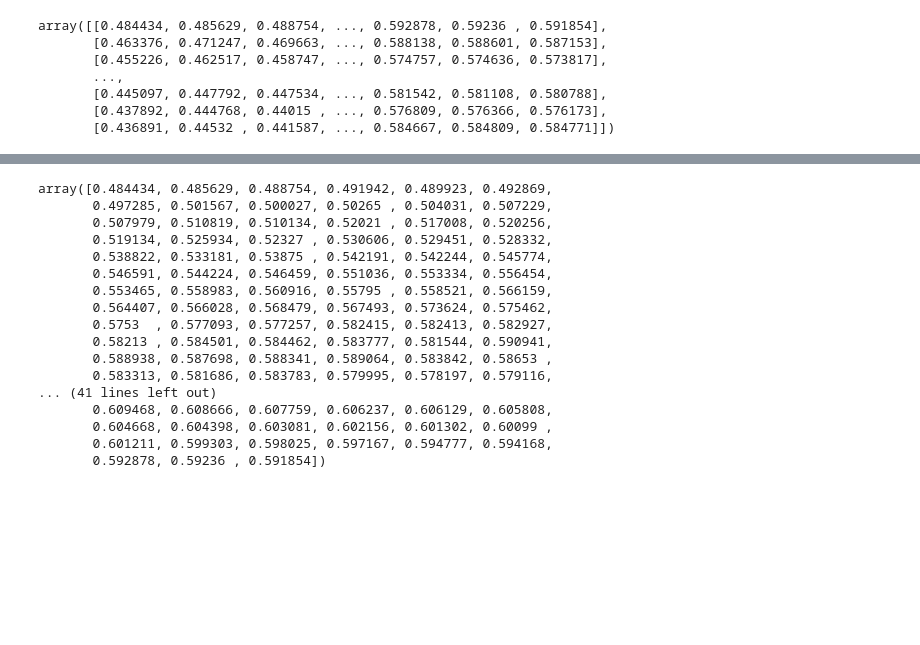
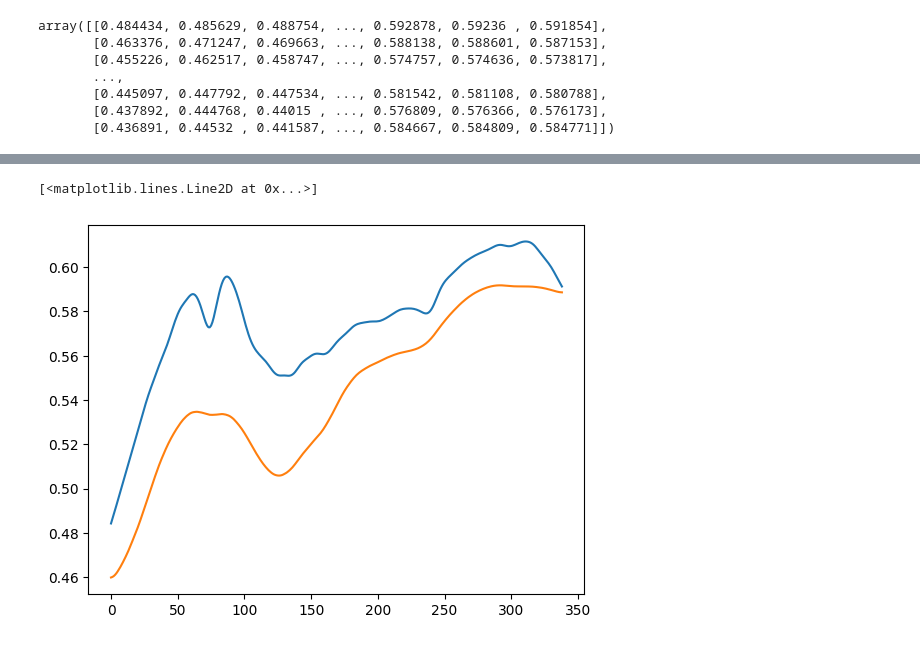
Before and after one commit to paucablop/chemotools, a Jupyter notebook: test.ipynb, the cells around one changed output, grey strips where cells are left out. Drawn from its saved outputs; the diff is of its cells as text; code cells hidden in the pictures; blank space fills up the shorter version.

Commit message:
start airpls

```diff
--- a/test.ipynb
+++ b/test.ipynb
@@ -183,20 +183,12 @@ plt.plot(spectrum_smooth_thirs_2)  # theirs
-# %%
-spectrum[0]
-# %% [output]
-array([0.484434, 0.485629, 0.488754, 0.491942, 0.489923, 0.492869,
-       0.497285, 0.501567, 0.500027, 0.50265 , 0.504031, 0.507229,
-       0.507979, 0.510819, 0.510134, 0.52021 , 0.517008, 0.520256,
-       0.519134, 0.525934, 0.52327 , 0.530606, 0.529451, 0.528332,
-       0.538822, 0.533181, 0.53875 , 0.542191, 0.542244, 0.545774,
-       0.546591, 0.544224, 0.546459, 0.551036, 0.553334, 0.556454,
-       0.553465, 0.558983, 0.560916, 0.55795 , 0.558521, 0.566159,
-       0.564407, 0.566028, 0.568479, 0.567493, 0.573624, 0.575462,
-       0.5753  , 0.577093, 0.577257, 0.582415, 0.582413, 0.582927,
-       0.58213 , 0.584501, 0.584462, 0.583777, 0.581544, 0.590941,
-       0.588938, 0.587698, 0.588341, 0.589064, 0.583842, 0.58653 ,
-       0.583313, 0.581686, 0.583783, 0.579995, 0.578197, 0.579116,
-... (41 lines left out)
-       0.609468, 0.608666, 0.607759, 0.606237, 0.606129, 0.605808,
-       0.604668, 0.604398, 0.603081, 0.602156, 0.601302, 0.60099 ,
-       0.601211, 0.599303, 0.598025, 0.597167, 0.594777, 0.594168,
-       0.592878, 0.59236 , 0.591854])
+# %%
+from chemotools.baseline import AirPls
+
+airpls = AirPls(nr_iterations=100, differences=3, lam=1e2)
+
+spectrum_smooth_airpls = airpls.fit_transform(spectrum)
+# %%
+plt.plot(spectrum_smooth_airpls[0].T)
+plt.plot(spectrum_smooth_mine_3[-1])
+# %% [output]
+[<matplotlib.lines.Line2D at 0x...>]
+[figure, added]
```
Also changed, not shown: parts of 2 cells of this notebook, 3 other files.
